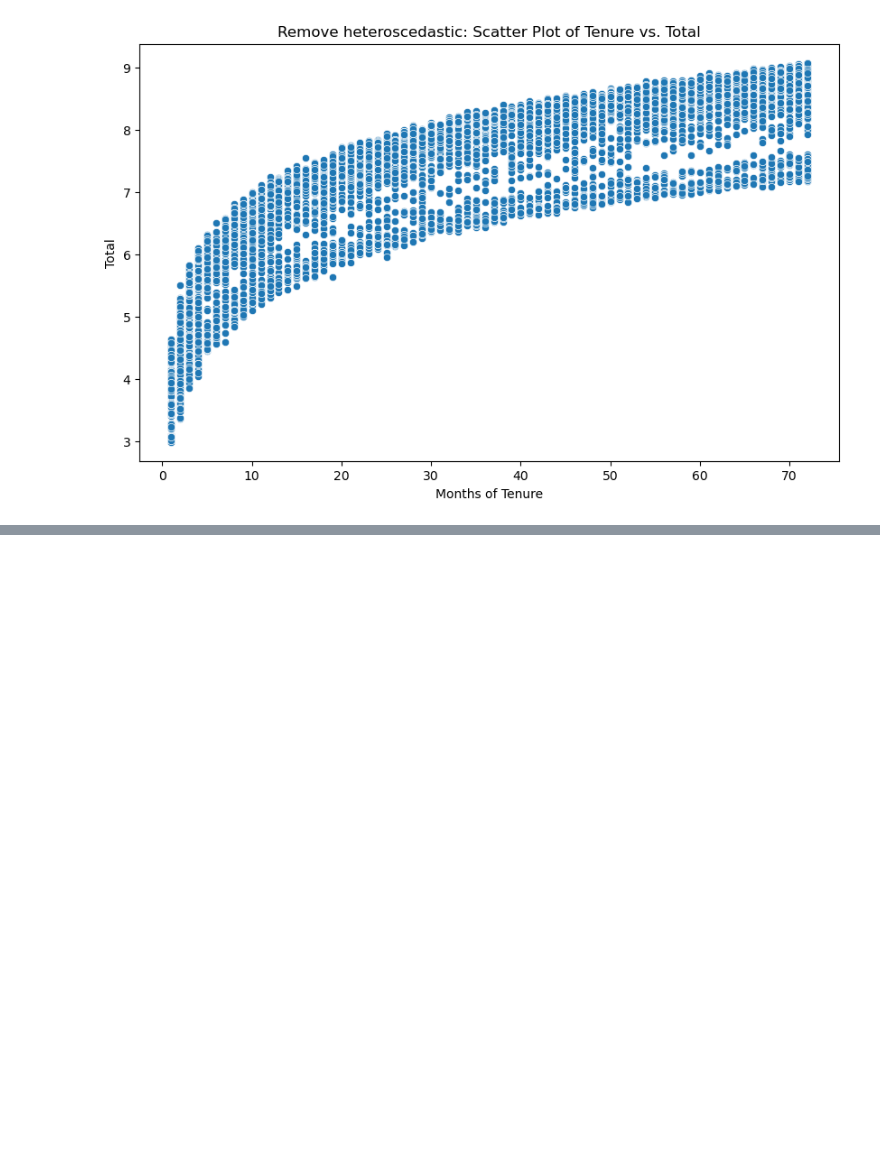
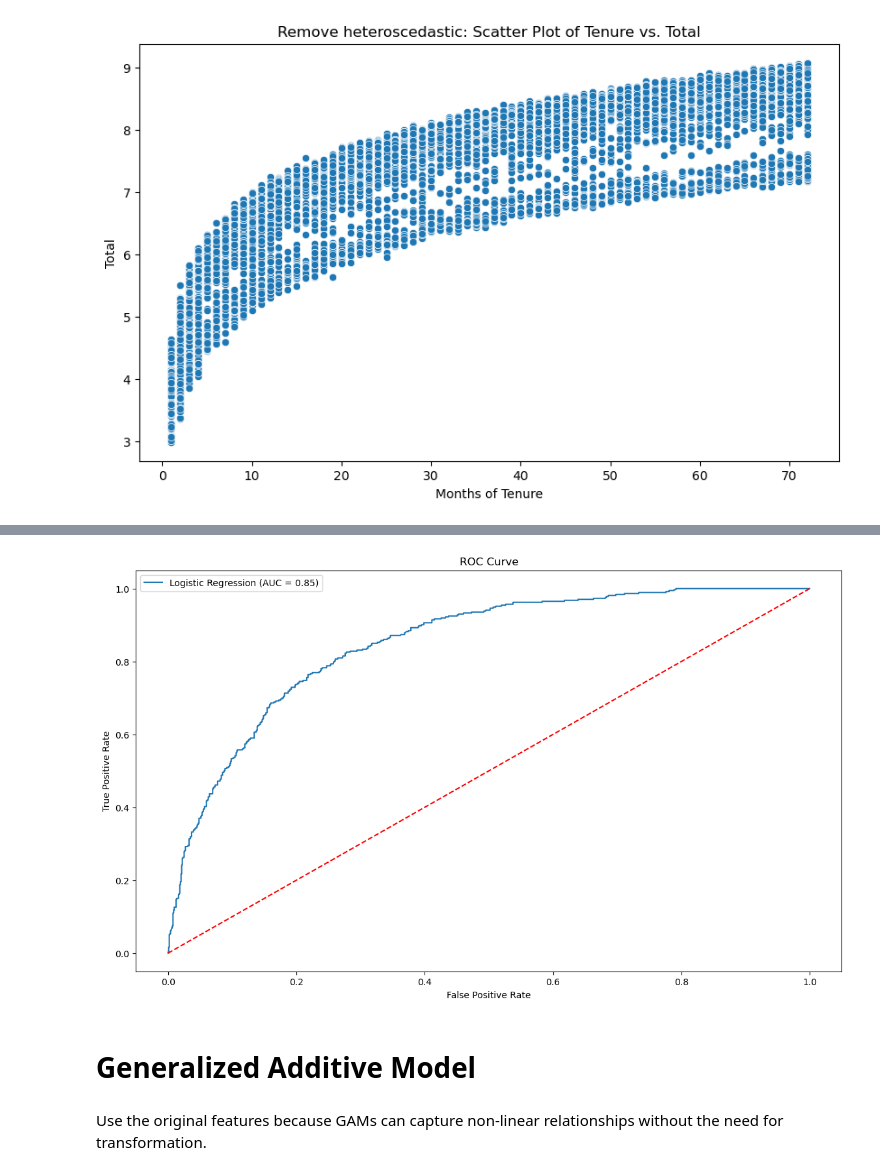
Before and after one commit to lennox55555/AI-Alignment-Technical-Research, a Jupyter notebook: Interpretable ML/InterpretableML.ipynb, the cells around one changed output, grey strips where cells are left out. Saved outputs shown, nothing was run; the diff lists cells and outputs as text; code cells hidden in the pictures; blank space fills up the shorter version.

```diff
--- a/Interpretable ML/InterpretableML.ipynb
+++ b/Interpretable ML/InterpretableML.ipynb
@@ -385,0 +521,20 @@ Durbin-Watson (1.983): This statistic tests for autocorrelation in the residuals
+# %%
+# convert totalcharves' to numeric and fill nans with 0, and compute logTotal using np.log1p to handle zeros
+df['TotalCharges'] = pd.to_numeric(df['TotalCharges'], errors='coerce')
+df['TotalCharges'].fillna(0, inplace=True)
+df['Log_Total'] = np.log1p(df['TotalCharges'])
+# apply the natural log to 'MonthlyCharges' to handle zeroes in this case we are re-calculating it
+df['Log_MonthlyCharges'] = np.log1p(df['MonthlyCharges'])
+# turn churn into int
+df['Churn'] = df['Churn'].astype(int)
+# bool ti int
+bool_cols = df.select_dtypes(include=['bool']).columns.tolist()
+# get all boolean classes and turn into int
+df[bool_cols] = df[bool_cols].astype(int)
+# selected classes for model
+features = ['SeniorCitizen', 'Partner', 'Dependents', 'tenure', 'PhoneService','PaperlessBilling', 'Log_MonthlyCharges', 'Log_Total']
+# get categorical classes
+categorical_cols = df.select_dtypes(include=['object']).columns.tolist()
+
+# one hot coding, will help performance in future gam additive
+df = pd.get_dummies(df, columns=categorical_cols, drop_first=True)
@@ -385,0 +548,44 @@ Durbin-Watson (1.983): This statistic tests for autocorrelation in the residuals
+# %%
+X = df[features]
+y = df['Churn']
+X_train, X_test, y_train, y_test = train_test_split(X, y, test_size=0.20, random_state=42)
+
+# scaling classes for normalization
+numerical_cols = ['tenure', 'Log_MonthlyCharges', 'Log_Total']
+scaler = StandardScaler()
+X_train[numerical_cols] = scaler.fit_transform(X_train[numerical_cols])
+X_test[numerical_cols] = scaler.transform(X_test[numerical_cols])
+
+# train the logistic regression model
+log_model = LogisticRegression(max_iter=5000)
+log_model.fit(X_train, y_train)
+
+y_pred_proba_log = log_model.predict_proba(X_test)[:, 1]
+
+# predict class labels setting a bar
+y_pred_log = (y_pred_proba_log >= 0.5).astype(int)
+
+accuracy_log = accuracy_score(y_test, y_pred_log)
+print(f"Accuracy of model: {accuracy_log:.2f}")
+conf_matrix_log = confusion_matrix(y_test, y_pred_log)
+print("Confusion Matrix")
+print(conf_matrix_log)
+print("Classification Report")
+class_report_log = classification_report(y_test, y_pred_log)
+print(class_report_log)
+
+# get roc auc score
+roc_auc_log = roc_auc_score(y_test, y_pred_proba_log)
+# calculate how well the model separates classes
+print(f"\nROC AUC Score: {roc_auc_log:.2f}")
+# get false and true positive
+fpr_log, tpr_log, thresholds_log = roc_curve(y_test, y_pred_proba_log)
+plt.figure(figsize=(14, 8))
+plt.plot(fpr_log, tpr_log, label=f'Logistic Regression (AUC = {roc_auc_log:.2f})')
+plt.plot([0, 1], [0, 1], 'r--')
+plt.xlabel('False Positive Rate')
+plt.ylabel('True Positive Rate')
+plt.title('ROC Curve')
+plt.legend()
+plt.show()
+# %% [output]
@@ -385,0 +608,5 @@ Durbin-Watson (1.983): This statistic tests for autocorrelation in the residuals
+[figure, added]
+# %% [markdown]
+# Generalized Additive Model
+# %% [markdown]
+Use the original features because GAMs can capture non-linear relationships without the need for transformation.
```
Also changed, not shown: parts of 43 cells of this notebook.
